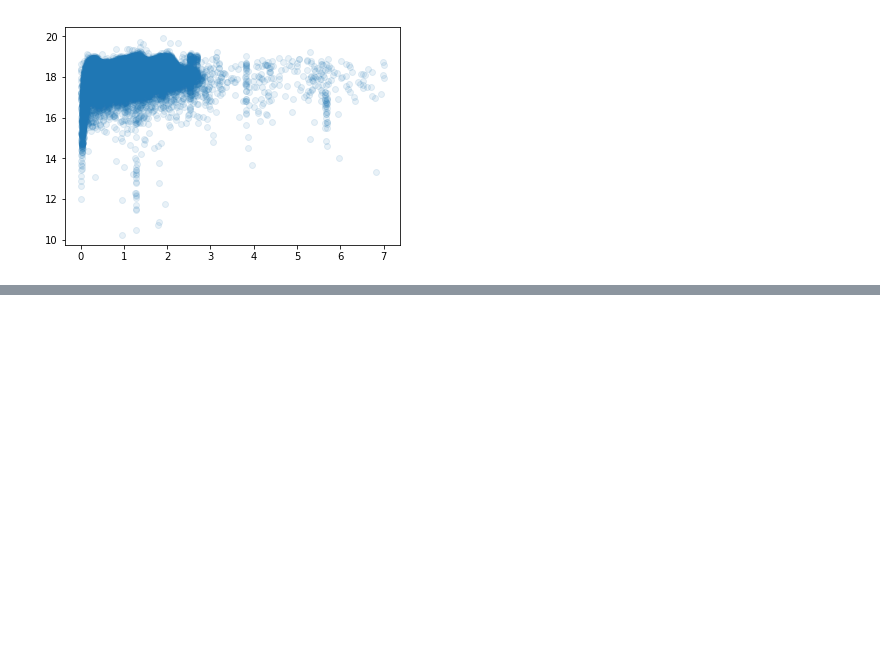
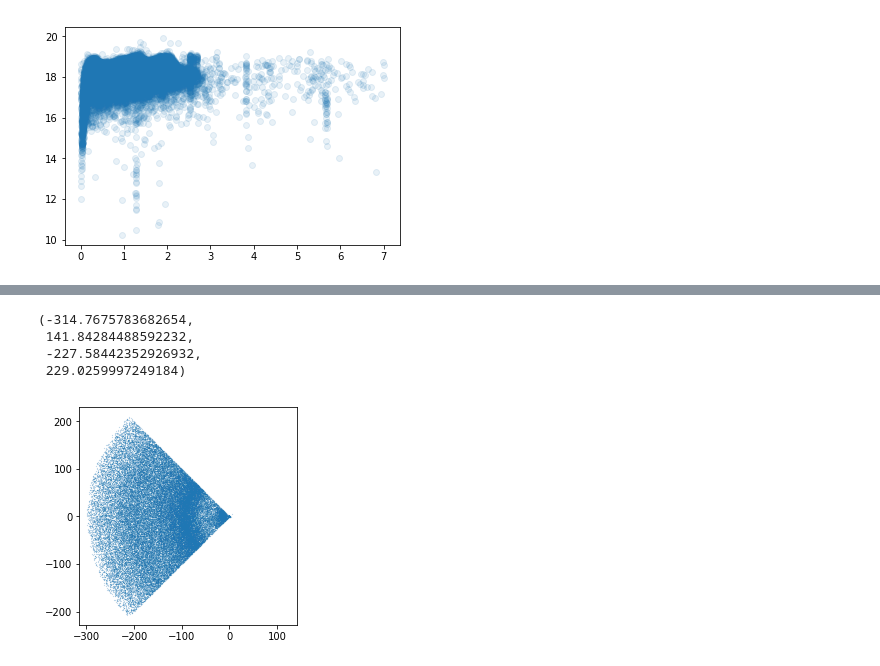
Before and after one commit to forero/abacus, a Jupyter notebook: nb/explora_SDSS_skeleton.ipynb, the cells around one changed output, grey strips where cells are left out. Saved outputs shown, nothing was run; the diff lists cells and outputs as text; code cells hidden in the pictures; blank space fills up the shorter version.

```diff
--- a/nb/explora_SDSS_skeleton.ipynb
+++ b/nb/explora_SDSS_skeleton.ipynb
@@ -90,3 +97,13 @@ plt.axis('square')
+# %%
+ii_r = gal_data['r_comoving']<300
+plt.scatter(gal_data['x_coord_random'][ii_r], gal_data['y_coord_random'][ii_r], s=0.01)
+plt.axis('square')
+# %% [output]
+(-314.7675783682654,
+ 141.84284488592232,
+ -227.58442352926932,
+ 229.0259997249184)
+[figure, added]
 # %%
 ii_r = gal_data['r_comoving']<300
 plt.scatter(gal_data['x_coord'][ii_r], gal_data['z_coord'][ii_r], s=0.01)
```
Also changed, not shown: parts of 6 cells of this notebook, 1 other file.
